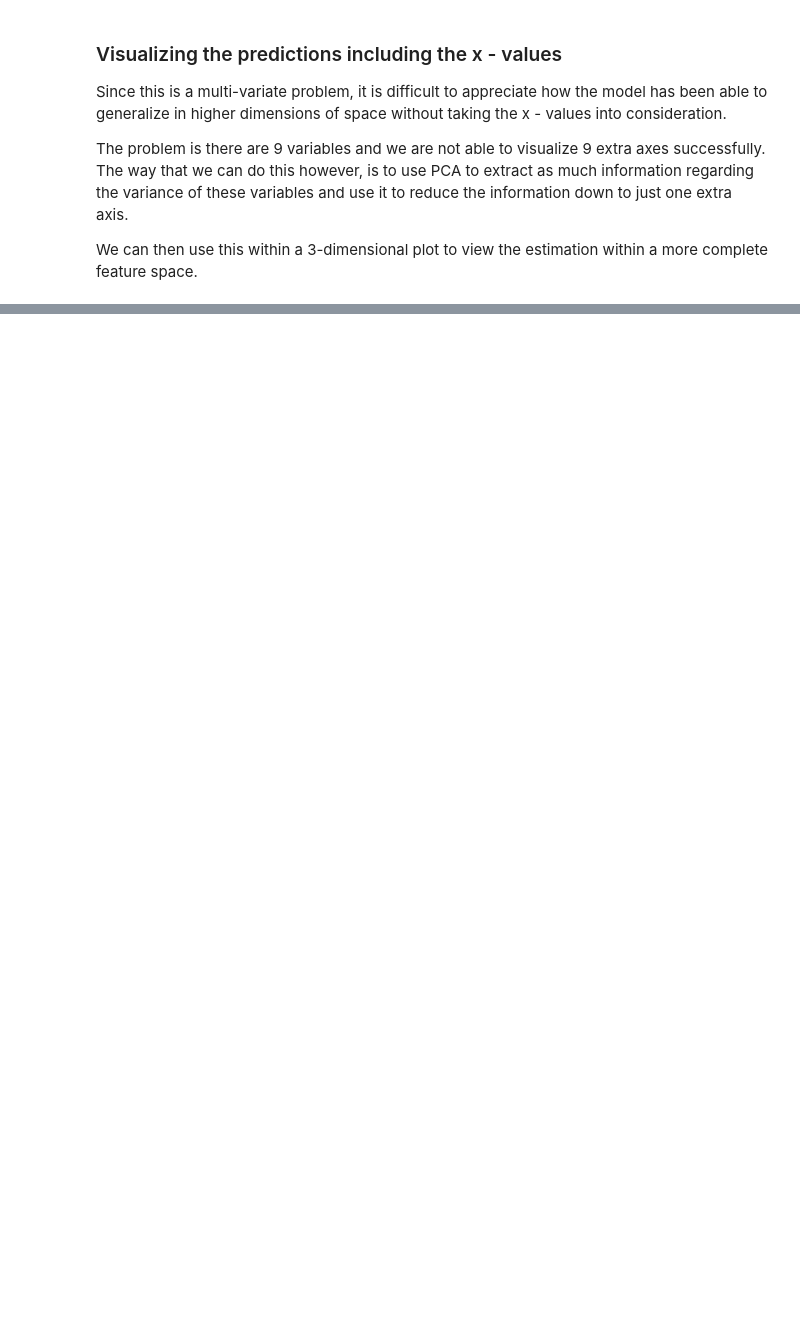
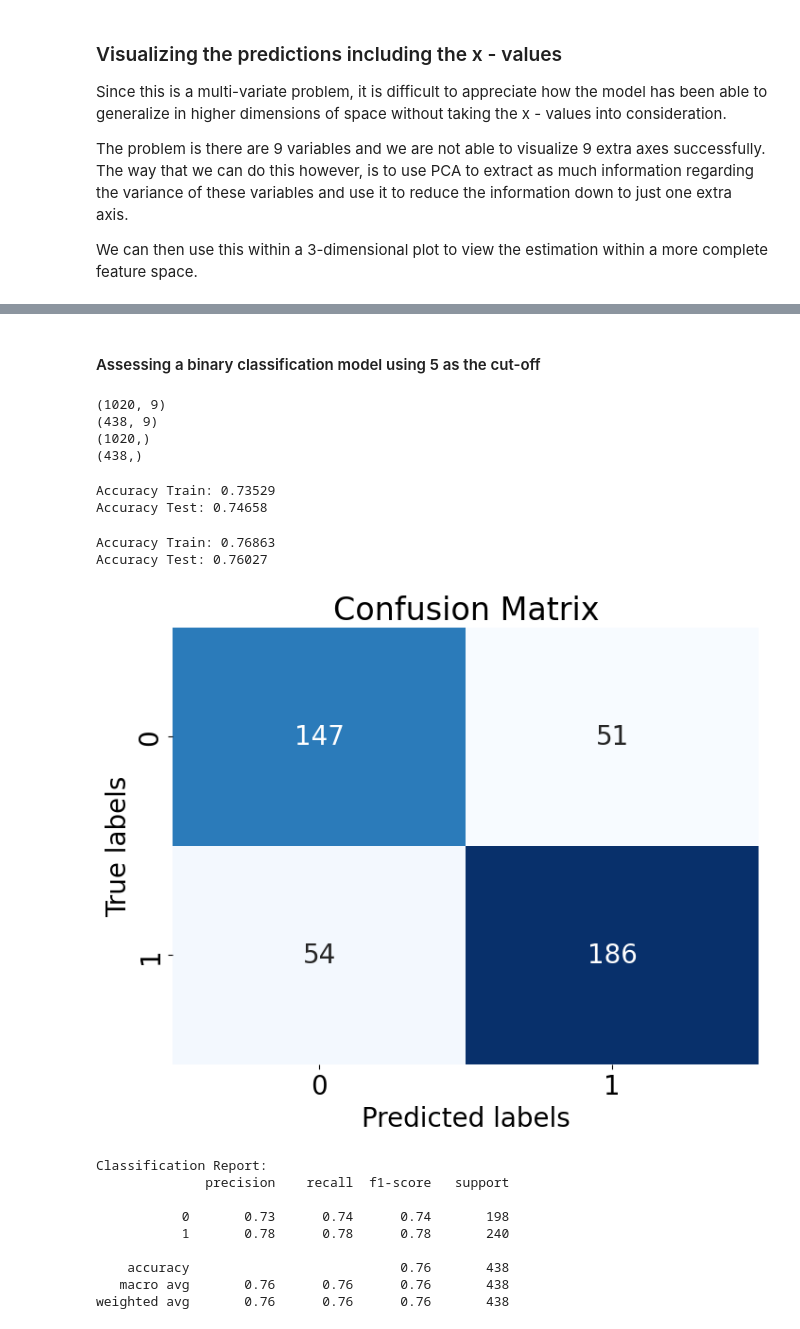
Before and after one commit to DeaganH/RedWine, a Jupyter notebook: Red Wine Dataset - Case Study.ipynb, the cells around one changed output, grey strips where cells are left out. Drawn from its saved outputs; the diff is of its cells as text; code cells hidden in the pictures; blank space fills up the shorter version.

```diff
--- a/Red Wine Dataset - Case Study.ipynb
+++ b/Red Wine Dataset - Case Study.ipynb
@@ -663,0 +721,68 @@ plt.show()
+# %% [markdown]
+#### Assessing a binary classification model using 5 as the cut-off
+# %%
+y_binary = np.array([1 if y_val > 5 else 0 for y_val in y])
+# %%
+X_train, X_test, y_train, y_test = train_test_split(X, y_binary, test_size = 0.3, random_state = 16)
+
+print(X_train.shape)
+print(X_test.shape)
+print(y_train.shape)
+print(y_test.shape)
+# %% [output]
+(1020, 9)
+(438, 9)
+(1020,)
+(438,)
+# %%
+clf = LinearSVC(dual="auto", random_state=0, tol=1e-5)
+clf.fit(X_train, y_train)
+
+preds_train = clf.predict(X_train)
+preds_test = clf.predict(X_test)
+
+print('Accuracy Train: %.5f' % metrics.accuracy_score(y_train, preds_train))
+
+print('Accuracy Test: %.5f' % metrics.accuracy_score(y_test, preds_test))
+# %% [output]
+Accuracy Train: 0.73529
+Accuracy Test: 0.74658
+# %%
+rf_clf = RandomForestClassifier(max_depth=3, n_estimators=100, random_state=123)
+rf_clf.fit(X_train, y_train)
+
+preds_train = rf_clf.predict(X_train)
+preds_test = rf_clf.predict(X_test)
+
+print('Accuracy Train: %.5f' % metrics.accuracy_score(y_train, preds_train))
+
+print('Accuracy Test: %.5f' % metrics.accuracy_score(y_test, preds_test))
+# %% [output]
+Accuracy Train: 0.76863
+Accuracy Test: 0.76027
+# %%
+# Calculate confusion matrix
+conf_matrix = metrics.confusion_matrix(y_test, preds_test)
+
+# Plot confusion matrix using seaborn
+plt.figure(figsize=(8, 6))
+sns.heatmap(conf_matrix, annot=True, fmt='d', cmap='Blues', cbar=False)
+plt.xlabel('Predicted labels')
+plt.ylabel('True labels')
+plt.title('Confusion Matrix')
+plt.show()
+
+# Generate classification report using scikit-learn
+print("\nClassification Report:")
+print(metrics.classification_report(y_test, preds_test))
+# %% [output]
+[figure, added]
+Classification Report:
+              precision    recall  f1-score   support
+
+           0       0.73      0.74      0.74       198
+           1       0.78      0.78      0.78       240
+
+    accuracy                           0.76       438
+   macro avg       0.76      0.76      0.76       438
+weighted avg       0.76      0.76      0.76       438
```
Also changed, not shown: parts of 27 cells of this notebook.
